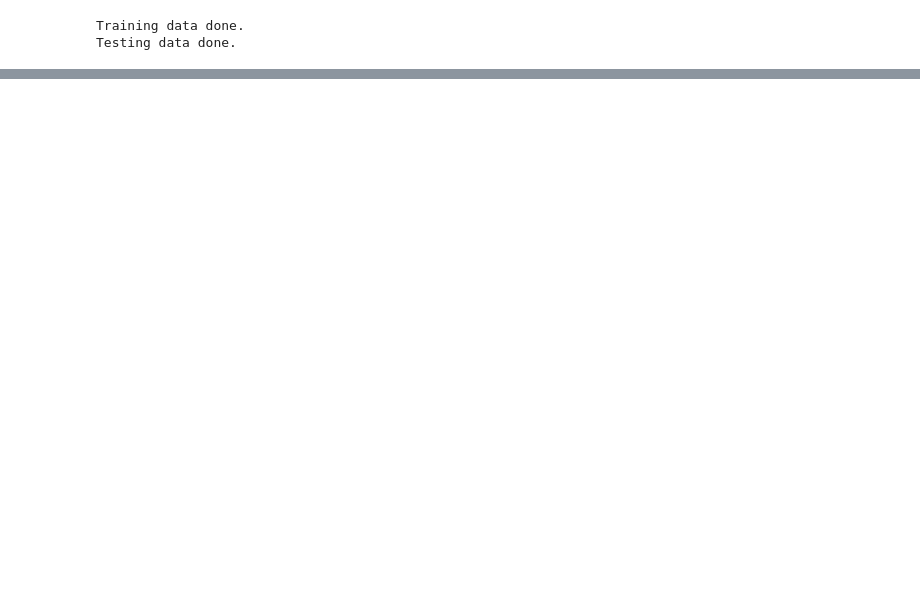
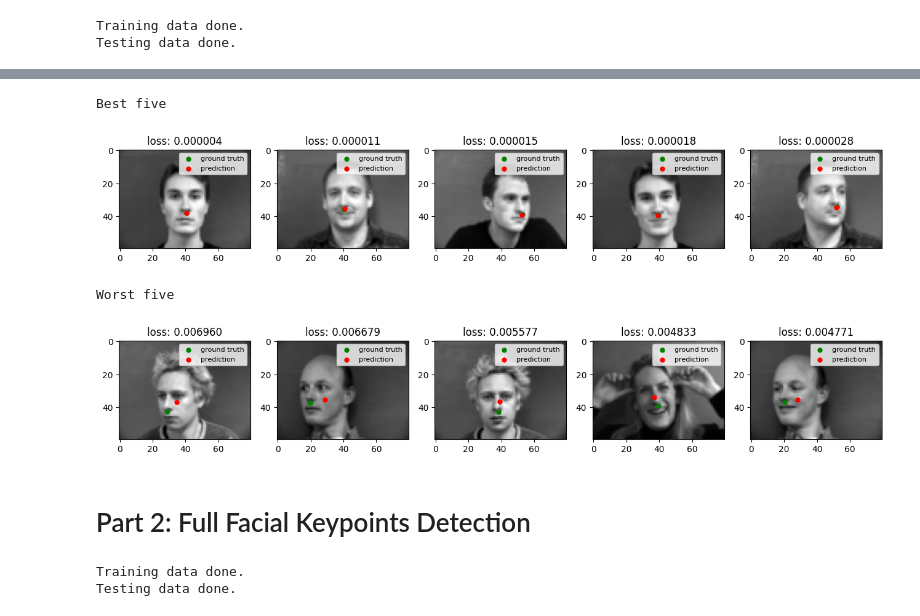
Before and after one commit to Ray-1026/Lab-training, a Jupyter notebook: CS194-26/Facial-keypoint-detection-with-neural-networks/main.ipynb, the cells around one changed output, grey strips where cells are left out. Drawn from its saved outputs; the diff is of its cells as text; code cells hidden in the pictures; blank space fills up the shorter version.

Commit message:
proj 5 part 2

```diff
--- a/CS194-26/Facial-keypoint-detection-with-neural-networks/main.ipynb
+++ b/CS194-26/Facial-keypoint-detection-with-neural-networks/main.ipynb
@@ -14,5 +16,5 @@ from torch.utils.data import TensorDataset, DataLoader
 # %%
-def load_data(root_dir, start, end, type="Training"):
+def load_nose_data(root_dir, start, end, type="Training", size=(60, 80)):
     data, label = [], []
 
     for i in range(start, end + 1):
@@ -26,7 +28,7 @@ def load_data(root_dir, start, end, type="Training"):
 
             # jpg
             img = skio.imread(path + ".jpg", as_gray=True)
-            img = resize(img, (60, 80), anti_aliasing=True)
+            img = resize(img, size, anti_aliasing=True)
             img = img.astype(np.float32) - 0.5
 
             # the nose keypoint
@@ -48,8 +50,8 @@ def load_data(root_dir, start, end, type="Training"):
 # %%
 root_dir = "imm_face_db/"
 
-x_train, y_train = load_data(root_dir, 1, 32)
-x_test, y_test = load_data(root_dir, 33, 40, "Testing")
+x_train, y_train = load_nose_data(root_dir, 1, 32)
+x_test, y_test = load_nose_data(root_dir, 33, 40, "Testing")
 
 train = TensorDataset(x_train, y_train)
 test = TensorDataset(x_test, y_test)
@@ -58,9 +60,9 @@ Training data done.
 Testing data done.
 # %%
 # CNN model
-class Model(nn.Module):
+class Net_1(nn.Module):
     def __init__(self):
-        super(Model, self).__init__()
+        super(Net_1, self).__init__()
         self.conv1 = nn.Conv2d(1, 8, 5)
         self.conv2 = nn.Conv2d(8, 16, 5)
         self.conv3 = nn.Conv2d(16, 32, 7)
@@ -218,0 +229,11 @@ Worst five
+# %%
+model_1.eval()
+
+plot_best_and_worst_5(test, model_1, loss_func, (60 ,80))
+# %% [output]
+Best five
+[figure, added]
+Worst five
+[figure, added]
+# %% [markdown]
+# Part 2: Full Facial Keypoints Detection
@@ -218,0 +286,8 @@ Worst five
+# %%
+root_dir = "imm_face_db/"
+
+x_train, y_train = load_full_facial(root_dir, 1, 32)
+x_test, y_test = load_full_facial(root_dir, 33, 40, data_type="Testing")
+# %% [output]
+Training data done.
+Testing data done.
```
Also changed, not shown: parts of 19 cells of this notebook, 1 other file.
